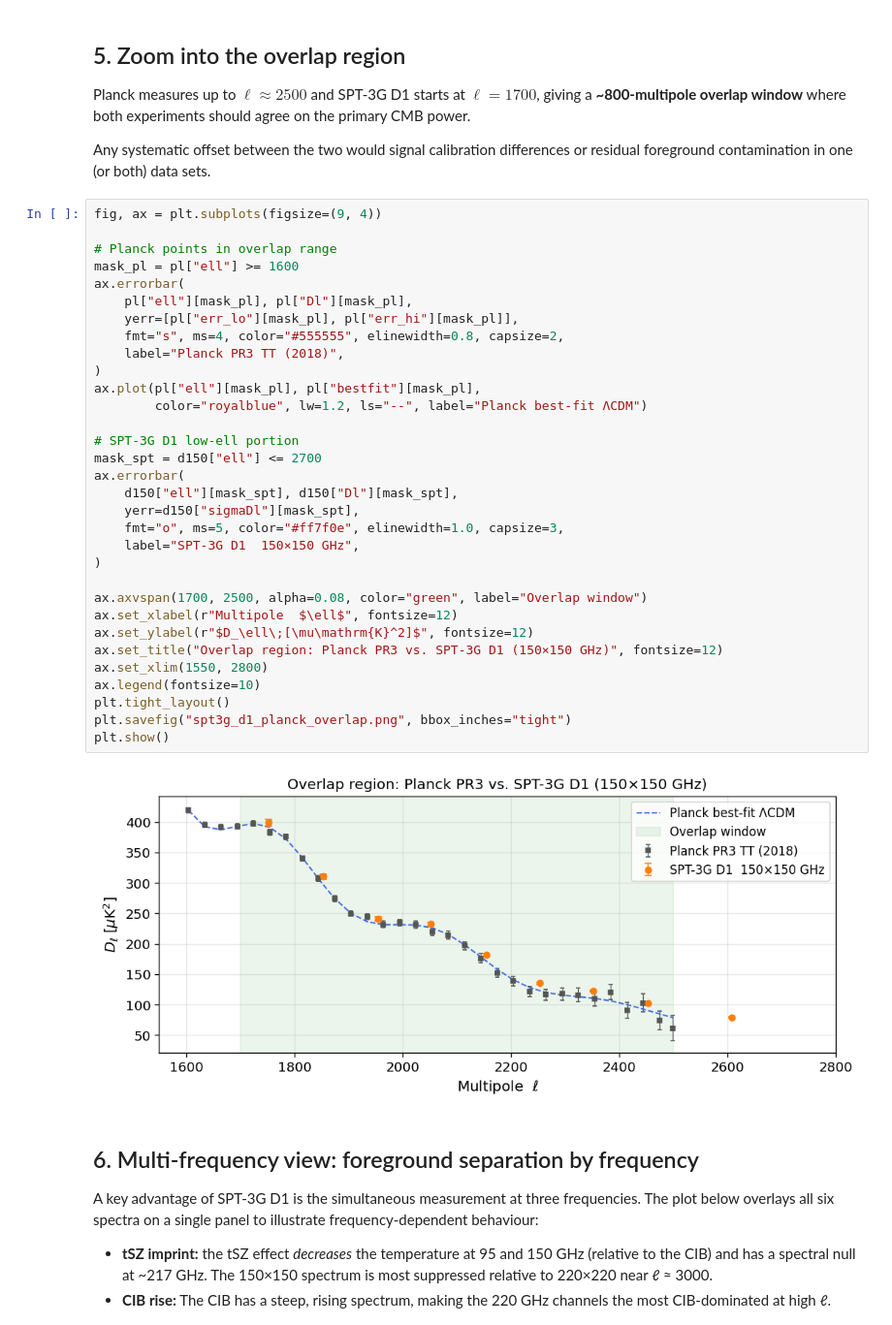
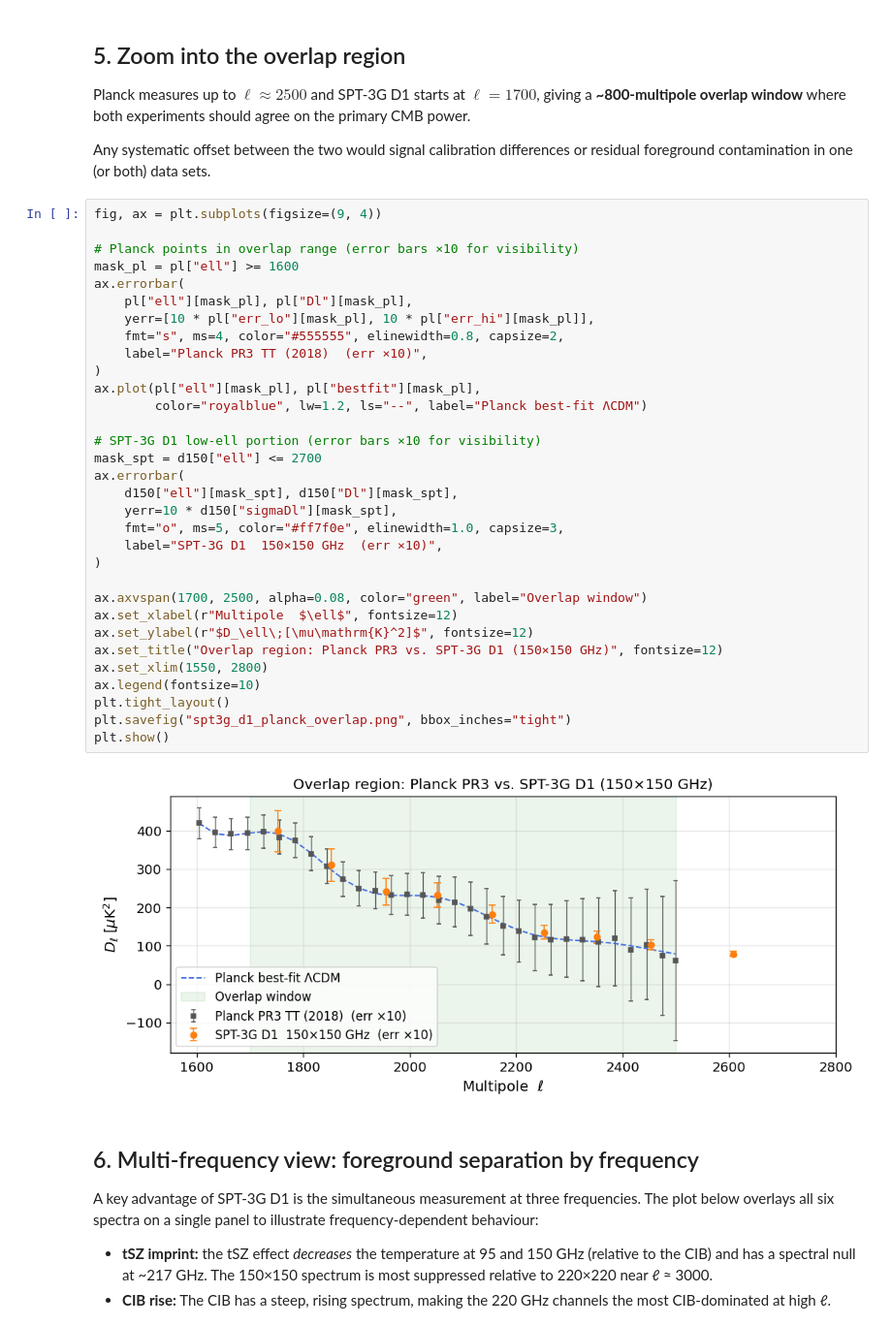
Before and after one commit to zonca/zonca.dev, a Jupyter notebook: posts/2026-04-21-spt3g-d1-planck-comparison.ipynb, the cells around one changed output. Shown at 97% size. Cells and saved outputs as stored; diff of their text form.

```diff
--- a/posts/2026-04-21-spt3g-d1-planck-comparison.ipynb
+++ b/posts/2026-04-21-spt3g-d1-planck-comparison.ipynb
@@ -359,37 +365,37 @@ or residual foreground contamination in one (or both) data sets.
 # %%
 fig, ax = plt.subplots(figsize=(9, 4))
 
-# Planck points in overlap range
+# Planck points in overlap range (error bars ×10 for visibility)
 mask_pl = pl["ell"] >= 1600
 ax.errorbar(
     pl["ell"][mask_pl], pl["Dl"][mask_pl],
-    yerr=[pl["err_lo"][mask_pl], pl["err_hi"][mask_pl]],
+    yerr=[10 * pl["err_lo"][mask_pl], 10 * pl["err_hi"][mask_pl]],
     fmt="s", ms=4, color="#555555", elinewidth=0.8, capsize=2,
-    label="Planck PR3 TT (2018)",
+    label="Planck PR3 TT (2018)  (err ×10)",
 )
 ax.plot(pl["ell"][mask_pl], pl["bestfit"][mask_pl],
         color="royalblue", lw=1.2, ls="--", label="Planck best-fit ΛCDM")
 
-# SPT-3G D1 low-ell portion
+# SPT-3G D1 low-ell portion (error bars ×10 for visibility)
 mask_spt = d150["ell"] <= 2700
 ax.errorbar(
     d150["ell"][mask_spt], d150["Dl"][mask_spt],
-    yerr=d150["sigmaDl"][mask_spt],
+    yerr=10 * d150["sigmaDl"][mask_spt],
     fmt="o", ms=5, color="#ff7f0e", elinewidth=1.0, capsize=3,
-    label="SPT-3G D1  150×150 GHz",
+    label="SPT-3G D1  150×150 GHz  (err ×10)",
 )
 
 ax.axvspan(1700, 2500, alpha=0.08, color="green", label="Overlap window")
 ax.set_xlabel(r"Multipole  $\ell$", fontsize=12)
 ax.set_ylabel(r"$D_\ell\;[\mu\mathrm{K}^2]$", fontsize=12)
 ax.set_title("Overlap region: Planck PR3 vs. SPT-3G D1 (150×150 GHz)", fontsize=12)
 ax.set_xlim(1550, 2800)
 ax.legend(fontsize=10)
 plt.tight_layout()
 plt.savefig("spt3g_d1_planck_overlap.png", bbox_inches="tight")
 plt.show()
 # %% [output]
-[figure, old version]
+[figure, new version]
 # %% [markdown]
 ## 6. Multi-frequency view: foreground separation by frequency
 
```
Also changed, not shown: parts of 5 cells of this notebook.
